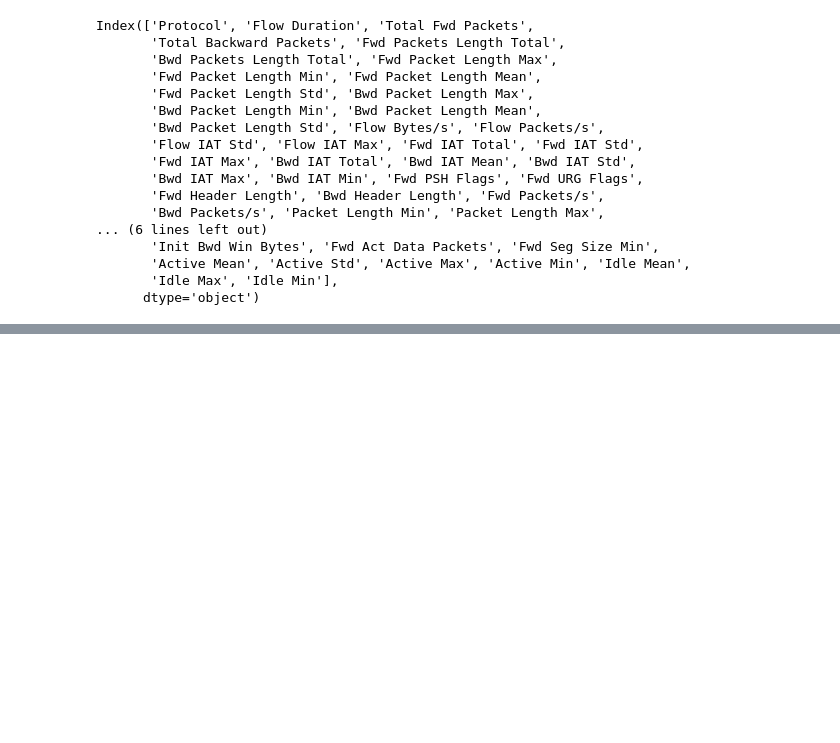
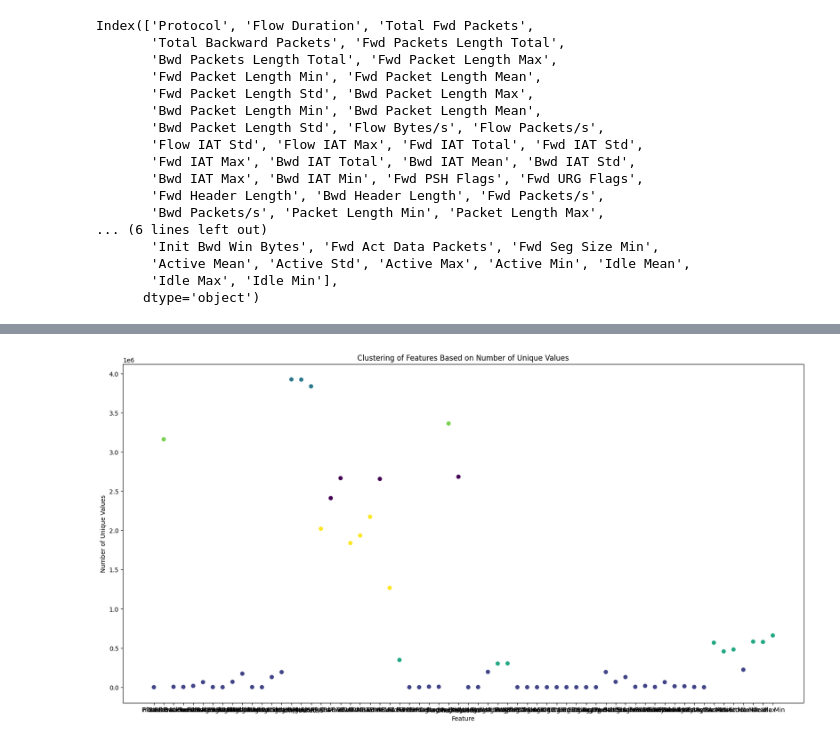
Before and after one commit to druvdub/3yp, a Jupyter notebook: notebooks/1.0-csnn.ipynb, the cells around one changed output, grey strips where cells are left out. Saved outputs shown, nothing was run; the diff lists cells and outputs as text; code cells hidden in the pictures; blank space fills up the shorter version.

```diff
--- a/notebooks/1.0-csnn.ipynb
+++ b/notebooks/1.0-csnn.ipynb
@@ -216,0 +401,17 @@ Index(['Protocol', 'Flow Duration', 'Total Fwd Packets',
+# %%
+# cluster features based on the number of unique values and plot a graph
+from sklearn.cluster import KMeans
+
+kmeans = KMeans(n_clusters=6, random_state=42)
+X_cluster = kmeans.fit_predict(unique_values.values.reshape(-1, 1))
+
+plt.figure(figsize=(20, 10))
+
+plt.scatter(unique_values.index, unique_values, c=X_cluster, cmap="viridis")
+
+plt.title("Clustering of Features Based on Number of Unique Values")
+plt.xlabel("Feature")
+plt.ylabel("Number of Unique Values")
+plt.show()
+# %% [output]
+[figure, added]
```
Also changed, not shown: parts of 62 cells of this notebook, 1 other file.
